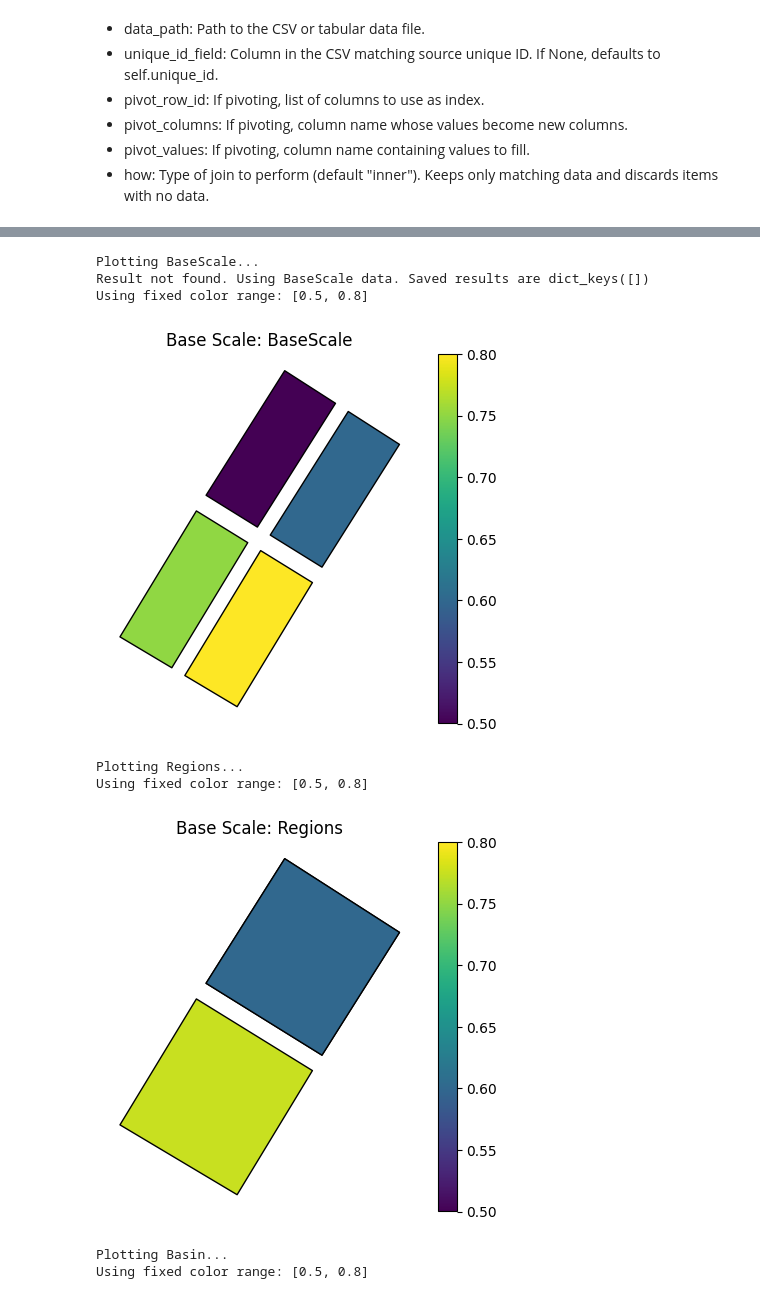
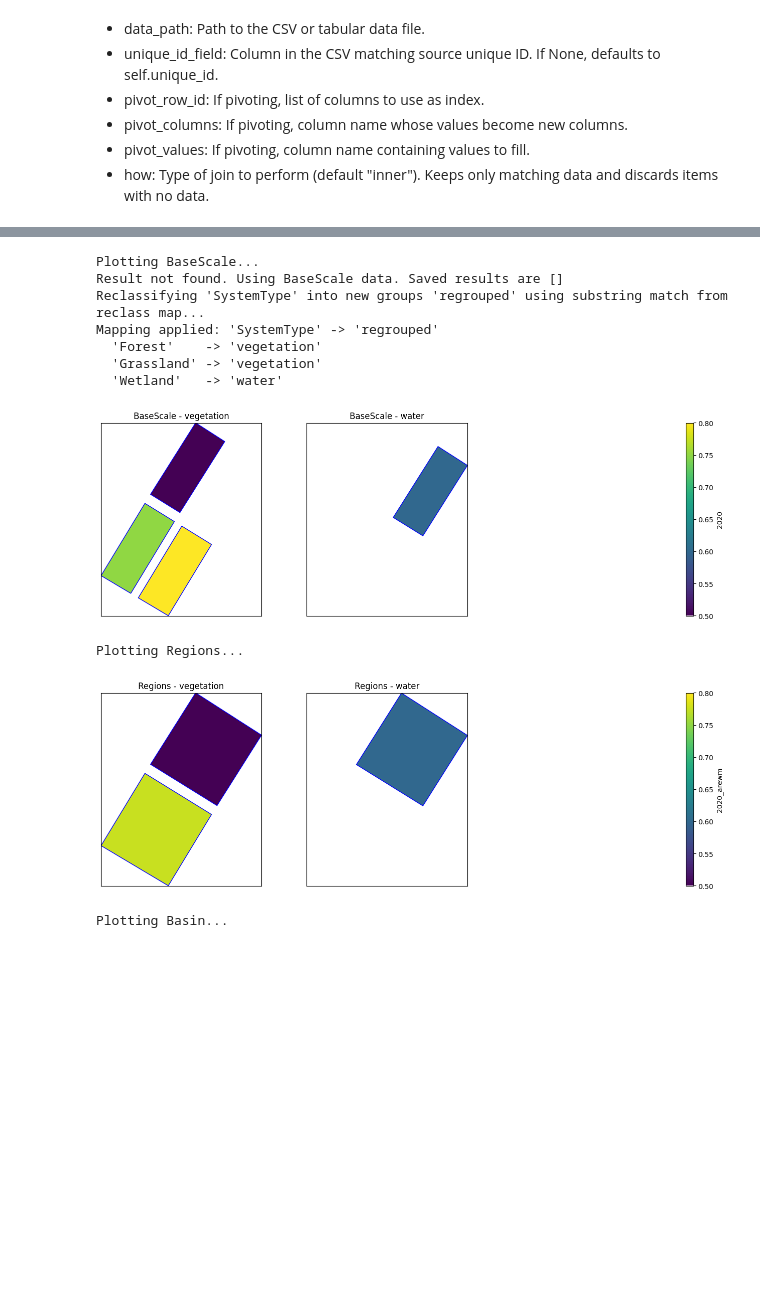
Before and after one commit to brooks-eco/scaling-framework, a Jupyter notebook: test_framework.ipynb, the cells around one changed output, grey strips where cells are left out. Cells and saved outputs as stored; diff of their text form; code cells hidden in the pictures; blank space fills up the shorter version.

Commit message:
renamed module and refactored reclassification to use in plot

```diff
--- a/test_framework.ipynb
+++ b/test_framework.ipynb
@@ -46,7 +60,7 @@ base_scale = SpatialScale(
     weighting_field="Area_Ha",
     #metric_fields="NDVI",
     measure_multiplier=None,
-    type_field="HabitatTyp",
+    type_field="SystemType",
     is_base_scale=True,
     #default_crs="EPSG:4326"
 )
@@ -247,14 +271,20 @@ Saved .GPKG: d:\Flow MER\mdb-scaling-up\output\Basin_cover_Area_weighted_mean.gp
 # %%
-base_scale.plot(field="2020", color_range=[0.5, 0.8])
-region_scale.plot(result ="2020-2022_weighted_mean3s", field="2020_Areawm", color_range=[0.5, 0.8])
-basin_scale.plot(result="Area_weighted_mean", field="2020_Areawm", color_range=[0.5, 0.8])
+vmin= 0.5
+vmax=0.8
+
+
+base_scale.plot(field="2020", reclass_map = GROUP_RULES["BaseUnits"], vmin=vmin, vmax=vmax)
+region_scale.plot(result ="2020-2022_weighted_mean3s", field="2020_arewm", vmin=vmin, vmax=vmax)
+basin_scale.plot(result="Area_weighted_mean", field="2020_arewm", vmin=vmin, vmax=vmax)
 # %% [output]
 Plotting BaseScale...
-Result not found. Using BaseScale data. Saved results are dict_keys([])
-Using fixed color range: [0.5, 0.8]
+Result not found. Using BaseScale data. Saved results are []
+Reclassifying 'SystemType' into new groups 'regrouped' using substring match from reclass map...
+Mapping applied: 'SystemType' -> 'regrouped'
+  'Forest'    -> 'vegetation'
+  'Grassland' -> 'vegetation'
+  'Wetland'   -> 'water'
-[figure, old version]
+[figure, new version]
 Plotting Regions...
-Using fixed color range: [0.5, 0.8]
-[figure, old version]
+[figure, new version]
 Plotting Basin...
-Using fixed color range: [0.5, 0.8]
```
Also changed, not shown: parts of 20 cells of this notebook, 2 other files.
